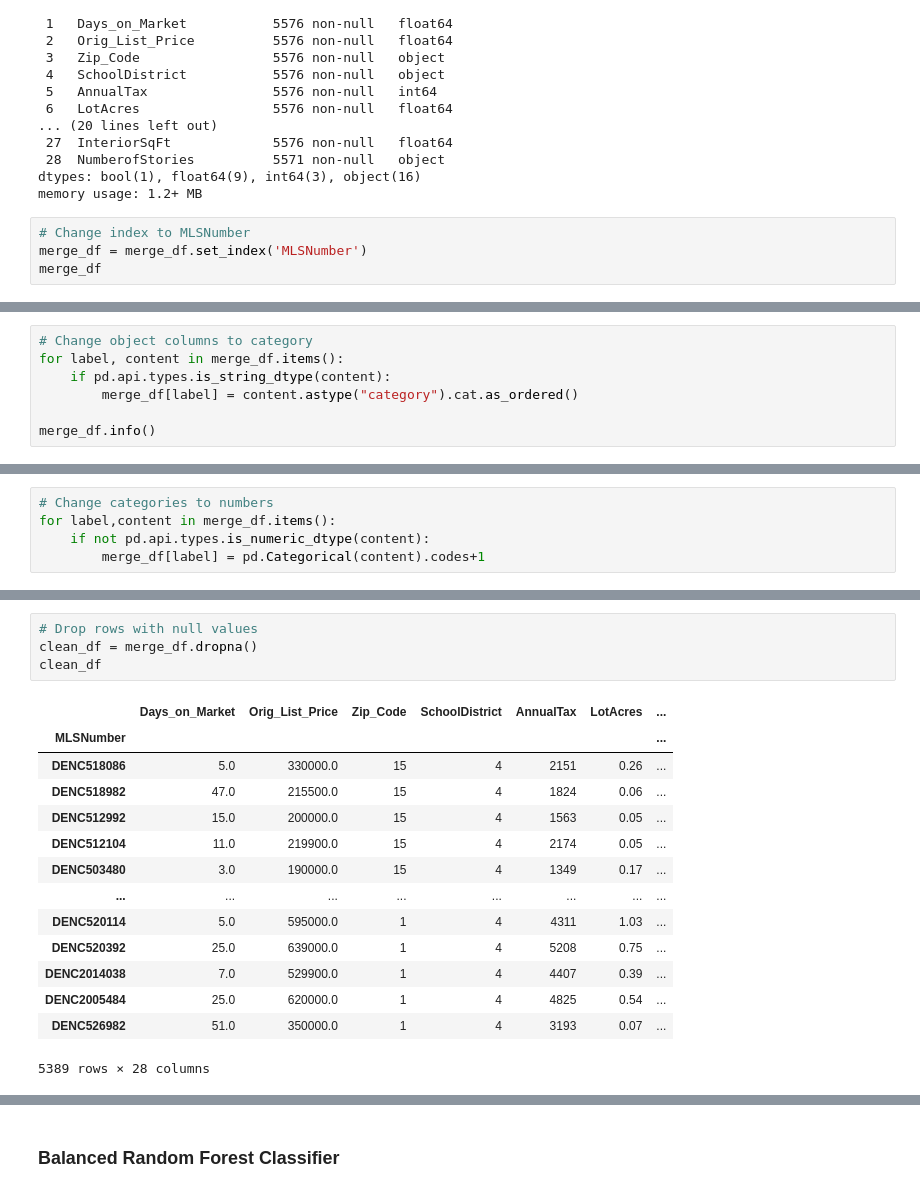
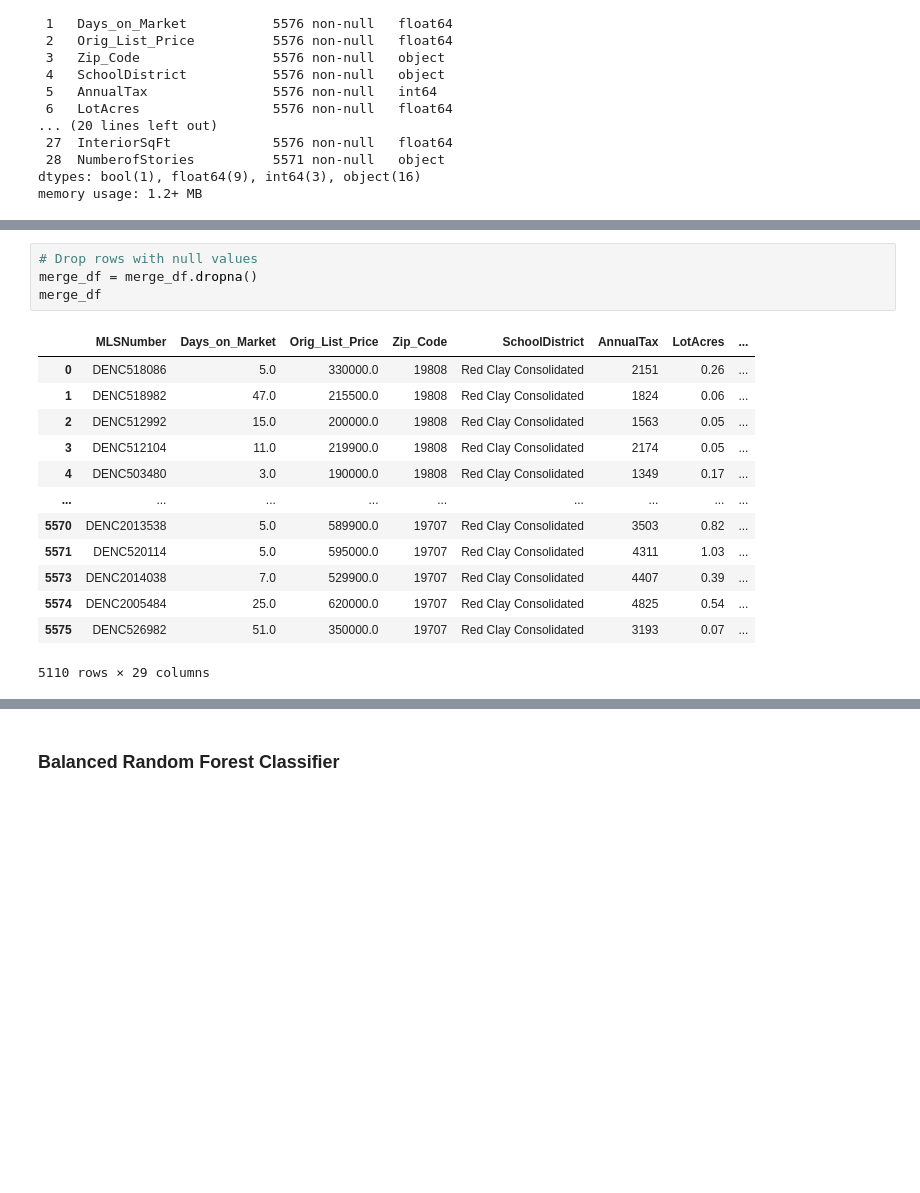
Before and after one commit to stefcenti2022/RealLeads, a Jupyter notebook: HowLongToSell_ML.ipynb, the cells around one changed output, grey strips where cells are left out. Cells and saved outputs as stored; diff of their text form; blank space fills up the shorter version.

Commit message:
update file- remove all data with DOM > 120 days, clean up ML

```diff
--- a/HowLongToSell_ML.ipynb
+++ b/HowLongToSell_ML.ipynb
@@ -266,7 +266,3 @@ Data columns (total 29 columns):
  28  NumberofStories          5571 non-null   object
 dtypes: bool(1), float64(9), int64(3), object(16)
 memory usage: 1.2+ MB
-# %%
-# Change index to MLSNumber
-merge_df = merge_df.set_index('MLSNumber')
-merge_df
@@ -288,7 +268,0 @@ merge_df
-# %%
-# Change object columns to category
-for label, content in merge_df.items():
-    if pd.api.types.is_string_dtype(content):
-        merge_df[label] = content.astype("category").cat.as_ordered()
-
-merge_df.info()
@@ -313,8 +269,3 @@ memory usage: 738.9+ KB
-# %%
-# Change categories to numbers
-for label,content in merge_df.items():
-    if not pd.api.types.is_numeric_dtype(content):
-        merge_df[label] = pd.Categorical(content).codes+1
 # %%
 # Determine the number of unique values in each column.
 merge_df.nunique()
@@ -359,22 +310,21 @@ NumberofStories              0
 dtype: int64
 # %%
 # Drop rows with null values
-clean_df = merge_df.dropna()
-clean_df
+merge_df = merge_df.dropna()
+merge_df
 # %% [output]
-|  | Days_on_Market | Orig_List_Price | Zip_Code | SchoolDistrict | AnnualTax | LotAcres | ... |
-| MLSNumber |  |  |  |  |  |  | ... |
-| DENC518086 | 5.0 | 330000.0 | 15 | 4 | 2151 | 0.26 | ... |
-| DENC518982 | 47.0 | 215500.0 | 15 | 4 | 1824 | 0.06 | ... |
-| DENC512992 | 15.0 | 200000.0 | 15 | 4 | 1563 | 0.05 | ... |
-| DENC512104 | 11.0 | 219900.0 | 15 | 4 | 2174 | 0.05 | ... |
-| DENC503480 | 3.0 | 190000.0 | 15 | 4 | 1349 | 0.17 | ... |
-| ... | ... | ... | ... | ... | ... | ... | ... |
-| DENC520114 | 5.0 | 595000.0 | 1 | 4 | 4311 | 1.03 | ... |
-| DENC520392 | 25.0 | 639000.0 | 1 | 4 | 5208 | 0.75 | ... |
-| DENC2014038 | 7.0 | 529900.0 | 1 | 4 | 4407 | 0.39 | ... |
-| DENC2005484 | 25.0 | 620000.0 | 1 | 4 | 4825 | 0.54 | ... |
-| DENC526982 | 51.0 | 350000.0 | 1 | 4 | 3193 | 0.07 | ... |
+|  | MLSNumber | Days_on_Market | Orig_List_Price | Zip_Code | SchoolDistrict | AnnualTax | LotAcres | ... |
+| 0 | DENC518086 | 5.0 | 330000.0 | 19808 | Red Clay Consolidated | 2151 | 0.26 | ... |
+| 1 | DENC518982 | 47.0 | 215500.0 | 19808 | Red Clay Consolidated | 1824 | 0.06 | ... |
+| 2 | DENC512992 | 15.0 | 200000.0 | 19808 | Red Clay Consolidated | 1563 | 0.05 | ... |
+| 3 | DENC512104 | 11.0 | 219900.0 | 19808 | Red Clay Consolidated | 2174 | 0.05 | ... |
+| 4 | DENC503480 | 3.0 | 190000.0 | 19808 | Red Clay Consolidated | 1349 | 0.17 | ... |
+| ... | ... | ... | ... | ... | ... | ... | ... | ... |
+| 5570 | DENC2013538 | 5.0 | 589900.0 | 19707 | Red Clay Consolidated | 3503 | 0.82 | ... |
+| 5571 | DENC520114 | 5.0 | 595000.0 | 19707 | Red Clay Consolidated | 4311 | 1.03 | ... |
+| 5573 | DENC2014038 | 7.0 | 529900.0 | 19707 | Red Clay Consolidated | 4407 | 0.39 | ... |
+| 5574 | DENC2005484 | 25.0 | 620000.0 | 19707 | Red Clay Consolidated | 4825 | 0.54 | ... |
+| 5575 | DENC526982 | 51.0 | 350000.0 | 19707 | Red Clay Consolidated | 3193 | 0.07 | ... |
-5389 rows × 28 columns
+5110 rows × 29 columns
 # %%
 # Find max days on market
```
Also changed, not shown: parts of 53 cells of this notebook.
